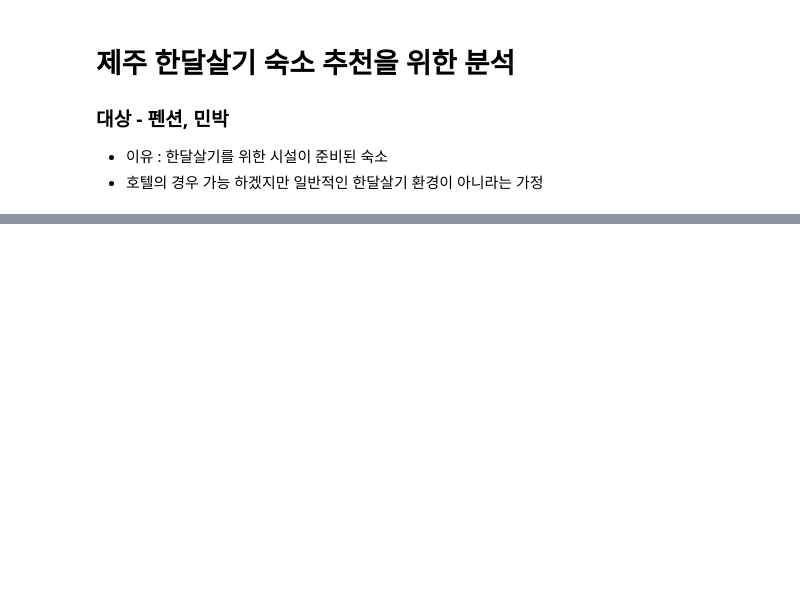
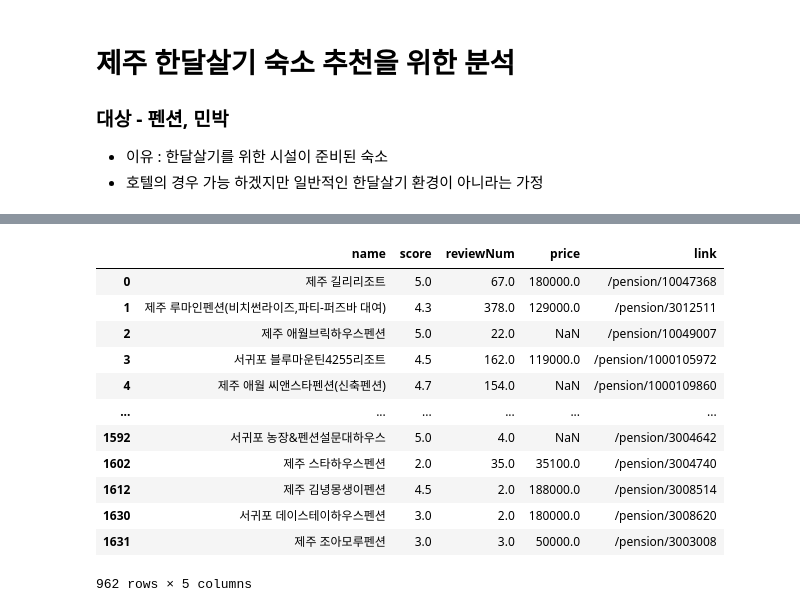
Before and after one commit to dothouse/practice, a Jupyter notebook: yanolja.ipynb, the cells around one changed output, grey strips where cells are left out. Cells and saved outputs as stored; diff of their text form; code cells hidden in the pictures; blank space fills up the shorter version.

```diff
--- a/yanolja.ipynb
+++ b/yanolja.ipynb
@@ -177,3 +213,20 @@ pension_info2.to_csv('./data/data2.csv', index=False)
+# %%
+temp = pension_info1[pension_info1['reviewNum'] > 0]
+temp
+# %% [output]
+|  | name | score | reviewNum | price | link |
+| 0 | 제주 길리리조트 | 5.0 | 67.0 | 180000.0 | /pension/10047368 |
+| 1 | 제주 루마인펜션(비치썬라이즈,파티-퍼즈바 대여) | 4.3 | 378.0 | 129000.0 | /pension/3012511 |
+| 2 | 제주 애월브릭하우스펜션 | 5.0 | 22.0 | NaN | /pension/10049007 |
+| 3 | 서귀포 블루마운틴4255리조트 | 4.5 | 162.0 | 119000.0 | /pension/1000105972 |
+| 4 | 제주 애월 씨앤스타펜션(신축펜션) | 4.7 | 154.0 | NaN | /pension/1000109860 |
+| ... | ... | ... | ... | ... | ... |
+| 1592 | 서귀포 농장&펜션설문대하우스 | 5.0 | 4.0 | NaN | /pension/3004642 |
+| 1602 | 제주 스타하우스펜션 | 2.0 | 35.0 | 35100.0 | /pension/3004740 |
+| 1612 | 제주 김녕몽생이펜션 | 4.5 | 2.0 | 188000.0 | /pension/3008514 |
+| 1630 | 서귀포 데이스테이하우스펜션 | 3.0 | 2.0 | 180000.0 | /pension/3008620 |
+| 1631 | 제주 조아모루펜션 | 3.0 | 3.0 | 50000.0 | /pension/3003008 |
+962 rows × 5 columns
 # %%
 temp = pension_info1[pension_info1['reviewNum'] > 0]
 temp_stage2 = pd.DataFrame(columns = ['link', 'star', 'text'])
```
Also changed, not shown: parts of 10 cells of this notebook, 3 other files.
